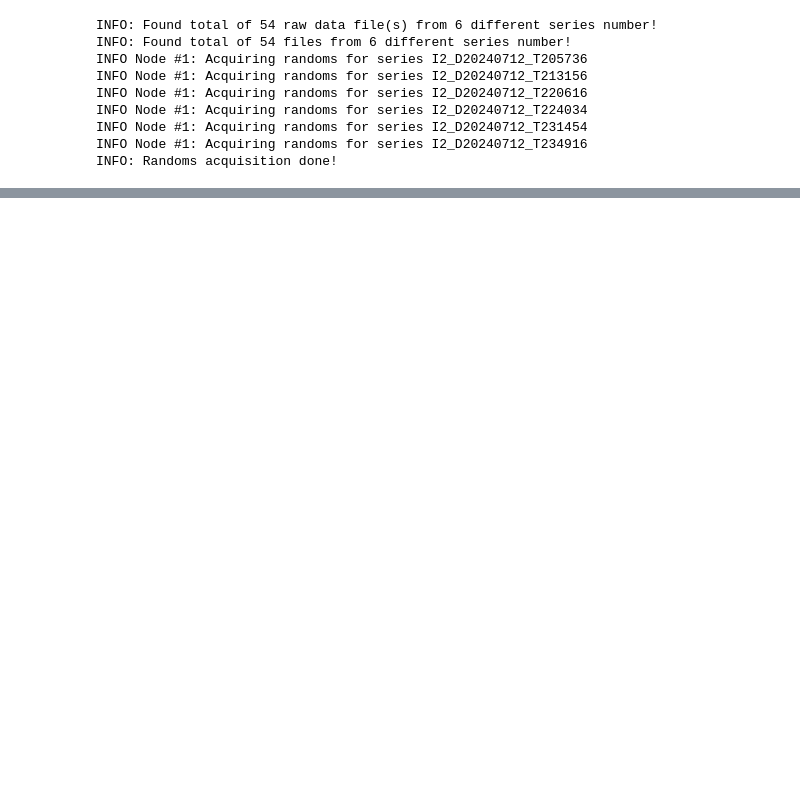
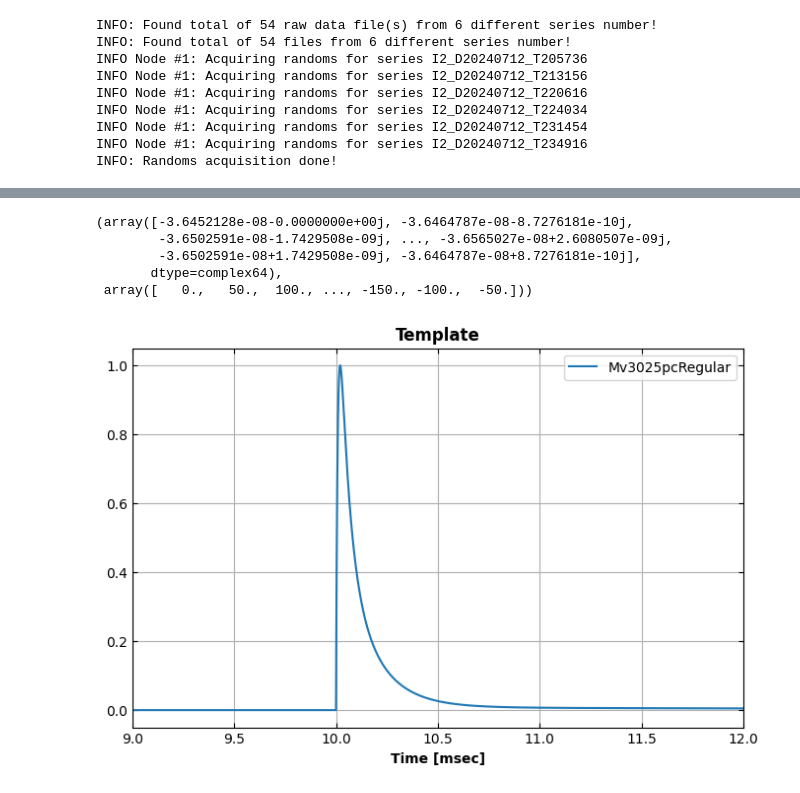
Before and after one commit to spice-herald/detprocess, a Jupyter notebook: examples/salting.ipynb, the cells around one changed output, grey strips where cells are left out. Cells and saved outputs as stored; diff of their text form; code cells hidden in the pictures; blank space fills up the shorter version.

```diff
--- a/examples/salting.ipynb
+++ b/examples/salting.ipynb
@@ -159,0 +102,35 @@ didvdf = filterdataIO.get_didv_dataframe("Mv3025pcBigFins")
+# %%
+poop
+# %% [output]
+(array([-3.6452128e-08-0.0000000e+00j, -3.6464787e-08-8.7276181e-10j,
+        -3.6502591e-08-1.7429508e-09j, ..., -3.6565027e-08+2.6080507e-09j,
+        -3.6502591e-08+1.7429508e-09j, -3.6464787e-08+8.7276181e-10j],
+       dtype=complex64),
+ array([   0.,   50.,  100., ..., -150., -100.,  -50.]))
+# %%
+trace_length_msec = 20
+pretrigger_length_msec = 10
+fs = 1.25e6
+# instantiate template object
+template = Template()
+
+# Template Melange 1%1
+amplitudes = [1.67e-15, 1.32e-15, 2.39e-17]
+fall_times = [44.6e-6, 147.5e-6, 3872.9e-6]
+rise_times = [8.79e-6, 8.79e-6, 8.79e-6]
+
+template.create_template_sum_twopoles('Mv3025pcRegular',
+                                      amplitudes, rise_times, fall_times,
+                                      sample_rate=fs,
+                                      trace_length_msec=trace_length_msec,
+                                      pretrigger_length_msec=pretrigger_length_msec)
+
+
+# get templates array
+template_Mv3025pcRegular, time_array = template.get_template('Mv3025pcRegular')
+
+
+# display
+template.plot_template(['Mv3025pcRegular'], xmin=9, xmax=12)
+# %% [output]
+[figure, added]
```
Also changed, not shown: parts of 29 cells of this notebook, 3 other files.
